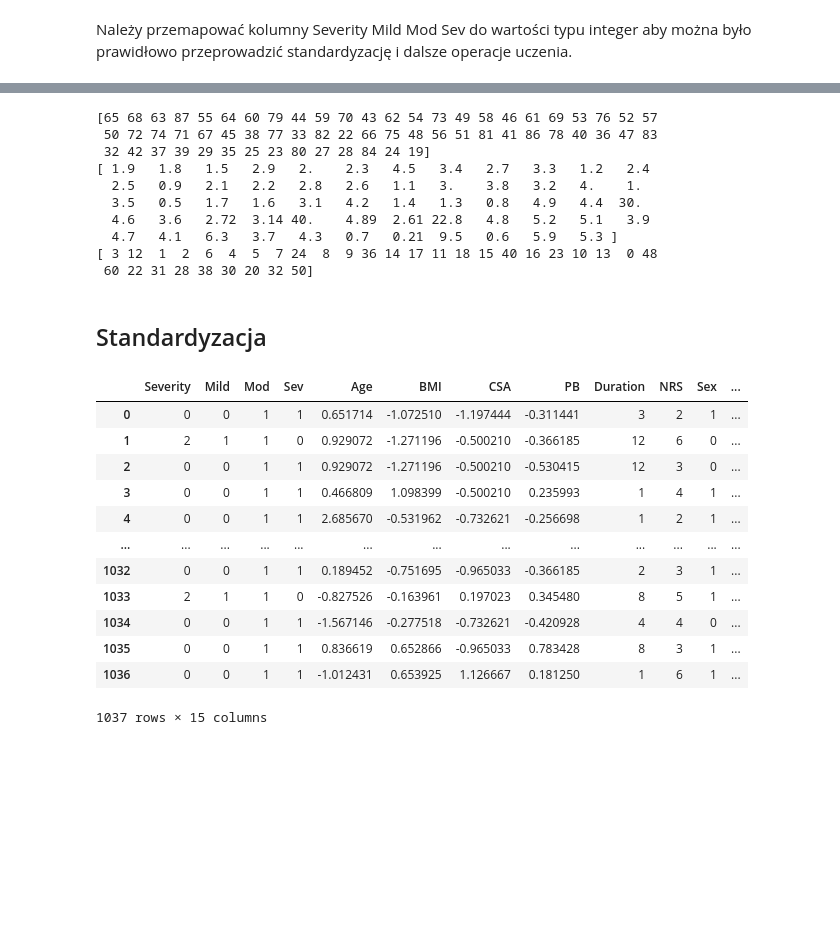
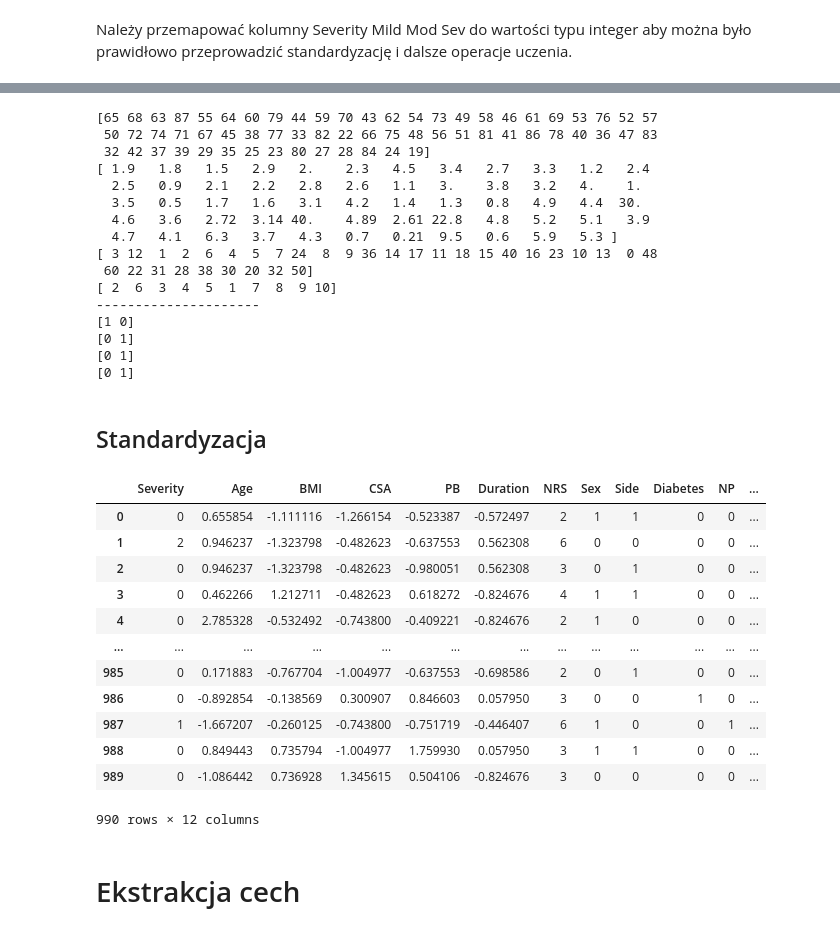
Before and after one commit to polemizatorr/Classification-of-carpal-tunnel-syndrome, a Jupyter notebook: Classification of carpal tunnel syndrome.ipynb, the cells around one changed output, grey strips where cells are left out. Cells and saved outputs as stored; diff of their text form; code cells hidden in the pictures; blank space fills up the shorter version.

Commit message:
Usuniecie obserwacji odstających, porównanie rozkładów i boxplotów przed i po usunięciu obserwacji odstających, standardyzacja, wstępna ekstrakcja cech PCA, delikatne uporządkowanie treści notatnika

```diff
--- a/Classification of carpal tunnel syndrome.ipynb
+++ b/Classification of carpal tunnel syndrome.ipynb
@@ -5,5 +7,6 @@ import matplotlib
 import matplotlib.pyplot as plt
 # %%
 df = pd.read_csv('Data/data.csv')
+df = df.drop(['Mild', 'Mod', 'Sev'], axis=1)
 df
 # %% [output]
@@ -25,7 +28,7 @@ col_names = []
 for col in df.columns:
     col_names.append(col)
 
-col_mapper = {i: f'{col_names[i]}' for i in range(0, 15)}
+col_mapper = {i: f'{col_names[i]}' for i in range(0, 12)}
 col_mapper
 # %% [output]
 {0: 'Severity',
@@ -64,9 +58,9 @@ print(df['Sev'].unique())
 df_adjusted = df
 
 df_adjusted["Severity"].replace({"mild": 0, "moderate": 1, "severe": 2}, inplace=True)
-df_adjusted["Mild"].replace({"mild": 0, "others": 1}, inplace=True)
-df_adjusted["Mod"].replace({"moderate": 0, "others": 1}, inplace=True)
-df_adjusted["Sev"].replace({"severe": 0, "others": 1}, inplace=True)
+# df_adjusted["Mild"].replace({"mild": 0, "others": 1}, inplace=True)
+# df_adjusted["Mod"].replace({"moderate": 0, "others": 1}, inplace=True)
+# df_adjusted["Sev"].replace({"severe": 0, "others": 1}, inplace=True)
 
 df_adjusted
 # %% [output]
@@ -203,0 +209,10 @@ dtype: int64
+# %%
+from scipy import stats
+
+df_removed = df
+numerical_only = df_standardized.loc[:, df_standardized.columns != 'Severity']
+outliers = np.abs(stats.zscore(numerical_only)) < 3
+df_removed = df_standardized[outliers.all(axis=1)]
+df_removed.reset_index(drop=True, inplace=True)
+
+df_removed
@@ -221,6 +288,12 @@ df_adjusted
 print(df['Age'].unique())
 print(df['PB'].unique())
 print(df['Duration'].unique())
+print(df['NRS'].unique())
+print('---------------------')
+print(df['Side'].unique())
+print(df['Diabetes'].unique())
+print(df['NP'].unique())
+print(df['Weakness'].unique())
 # %% [output]
 [65 68 63 87 55 64 60 79 44 59 70 43 62 54 73 49 58 46 61 69 53 76 52 57
  50 72 74 71 67 45 38 77 33 82 22 66 75 48 56 51 81 41 86 78 40 36 47 83
@@ -232,34 +305,41 @@ print(df['Duration'].unique())
   4.7   4.1   6.3   3.7   4.3   0.7   0.21  9.5   0.6   5.9   5.3 ]
 [ 3 12  1  2  6  4  5  7 24  8  9 36 14 17 11 18 15 40 16 23 10 13  0 48
  60 22 31 28 38 30 20 32 50]
+[ 2  6  3  4  5  1  7  8  9 10]
+---------------------
+[1 0]
+[0 1]
+[0 1]
+[0 1]
 # %% [markdown]
 ## Standardyzacja
 # %%
 from sklearn import preprocessing
-scaler = preprocessing.StandardScaler().fit(df_adjusted)
+scaler = preprocessing.StandardScaler().fit(df_removed)
 
-quality_vars_indexes = [0, 1, 2, 3, 8, 9, 10, 11, 12, 13, 14]
-quality_vars_names = ['Severity', 'Mild', 'Mod', 'Sev', 'Duration', 'NRS', 'Sex', 'Side', 'Diabetes', 'NP', 'Weakness']
+quality_vars_indexes = [0, 6, 7, 8, 9, 10, 11]
+quality_vars_names = ['Severity', 'NRS', 'Sex', 'Side', 'Diabetes', 'NP', 'Weakness']
 
-df_standardized = pd.DataFrame(scaler.transform(df_adjusted))
+df_standardized = pd.DataFrame(scaler.transform(df_removed))
 for i in range(len(quality_vars_indexes)):
     df_standardized[quality_vars_indexes[i]] = df_copy[quality_vars_names[i]]
 
 df_standardized.rename(columns=col_mapper, inplace=True)
 
 df_standardized
-# Should Duration be considered quantity variable?
 # %% [output]
-|  | Severity | Mild | Mod | Sev | Age | BMI | CSA | PB | Duration | NRS | Sex | ... |
-| 0 | 0 | 0 | 1 | 1 | 0.651714 | -1.072510 | -1.197444 | -0.311441 | 3 | 2 | 1 | ... |
-| 1 | 2 | 1 | 1 | 0 | 0.929072 | -1.271196 | -0.500210 | -0.366185 | 12 | 6 | 0 | ... |
-| 2 | 0 | 0 | 1 | 1 | 0.929072 | -1.271196 | -0.500210 | -0.530415 | 12 | 3 | 0 | ... |
-| 3 | 0 | 0 | 1 | 1 | 0.466809 | 1.098399 | -0.500210 | 0.235993 | 1 | 4 | 1 | ... |
-| 4 | 0 | 0 | 1 | 1 | 2.685670 | -0.531962 | -0.732621 | -0.256698 | 1 | 2 | 1 | ... |
+|  | Severity | Age | BMI | CSA | PB | Duration | NRS | Sex | Side | Diabetes | NP | ... |
+| 0 | 0 | 0.655854 | -1.111116 | -1.266154 | -0.523387 | -0.572497 | 2 | 1 | 1 | 0 | 0 | ... |
+| 1 | 2 | 0.946237 | -1.323798 | -0.482623 | -0.637553 | 0.562308 | 6 | 0 | 0 | 0 | 0 | ... |
+| 2 | 0 | 0.946237 | -1.323798 | -0.482623 | -0.980051 | 0.562308 | 3 | 0 | 1 | 0 | 0 | ... |
+| 3 | 0 | 0.462266 | 1.212711 | -0.482623 | 0.618272 | -0.824676 | 4 | 1 | 1 | 0 | 0 | ... |
+| 4 | 0 | 2.785328 | -0.532492 | -0.743800 | -0.409221 | -0.824676 | 2 | 1 | 0 | 0 | 0 | ... |
 | ... | ... | ... | ... | ... | ... | ... | ... | ... | ... | ... | ... | ... |
-| 1032 | 0 | 0 | 1 | 1 | 0.189452 | -0.751695 | -0.965033 | -0.366185 | 2 | 3 | 1 | ... |
-| 1033 | 2 | 1 | 1 | 0 | -0.827526 | -0.163961 | 0.197023 | 0.345480 | 8 | 5 | 1 | ... |
-| 1034 | 0 | 0 | 1 | 1 | -1.567146 | -0.277518 | -0.732621 | -0.420928 | 4 | 4 | 0 | ... |
-| 1035 | 0 | 0 | 1 | 1 | 0.836619 | 0.652866 | -0.965033 | 0.783428 | 8 | 3 | 1 | ... |
-| 1036 | 0 | 0 | 1 | 1 | -1.012431 | 0.653925 | 1.126667 | 0.181250 | 1 | 6 | 1 | ... |
+| 985 | 0 | 0.171883 | -0.767704 | -1.004977 | -0.637553 | -0.698586 | 2 | 0 | 1 | 0 | 0 | ... |
+| 986 | 0 | -0.892854 | -0.138569 | 0.300907 | 0.846603 | 0.057950 | 3 | 0 | 0 | 1 | 0 | ... |
+| 987 | 1 | -1.667207 | -0.260125 | -0.743800 | -0.751719 | -0.446407 | 6 | 1 | 0 | 0 | 1 | ... |
+| 988 | 0 | 0.849443 | 0.735794 | -1.004977 | 1.759930 | 0.057950 | 3 | 1 | 1 | 0 | 0 | ... |
+| 989 | 0 | -1.086442 | 0.736928 | 1.345615 | 0.504106 | -0.824676 | 3 | 0 | 0 | 0 | 0 | ... |
-1037 rows × 15 columns
+990 rows × 12 columns
+# %% [markdown]
+# Ekstrakcja cech
```
Also changed, not shown: parts of 22 cells of this notebook, 3 other files.
